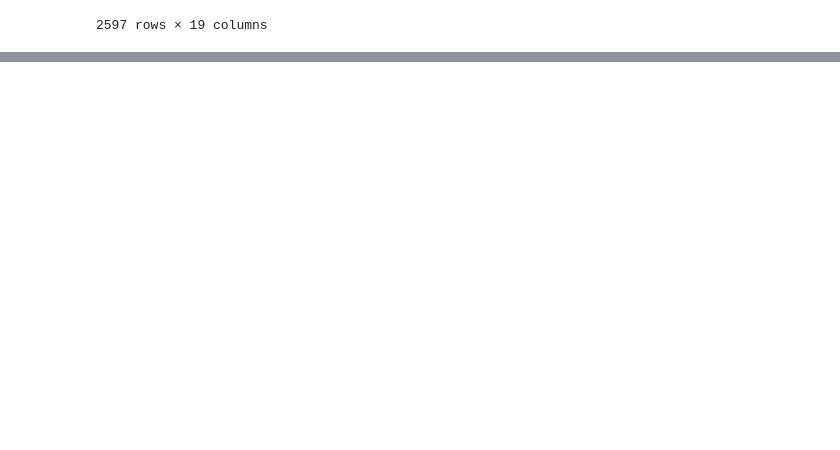
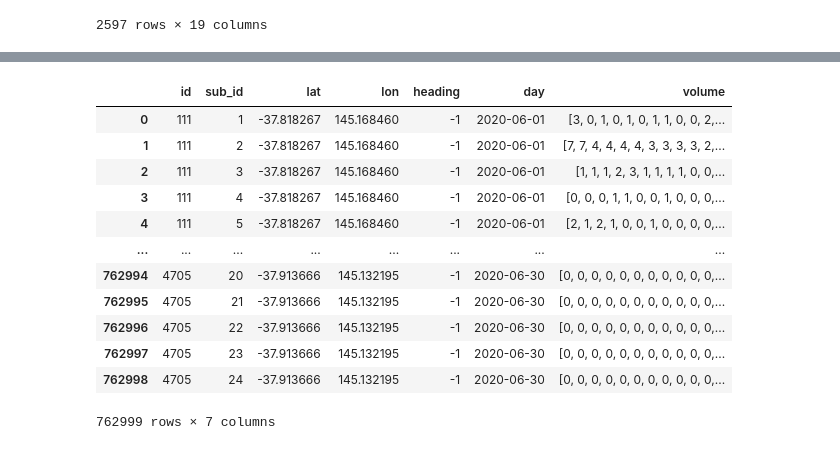
Before and after one commit to iarai/MeTS-10, a Jupyter notebook: analysis/val02_counters/counters01_prepare_data.ipynb, the cells around one changed output, grey strips where cells are left out. Saved outputs shown, nothing was run; the diff lists cells and outputs as text; code cells hidden in the pictures; blank space fills up the shorter version.

Commit message:
Adding Melbourne read and normalize output.

```diff
--- a/analysis/val02_counters/counters01_prepare_data.ipynb
+++ b/analysis/val02_counters/counters01_prepare_data.ipynb
@@ -1016,7 +1016,7 @@ def read_vsdata_site_ids(zip_file, locations_df):
     print(f'Read {len(all_site_ids)} unique locations')
     return list(all_site_ids)
 
-melbourne_site_ids = read_vsdata_site_ids(MELBOURNE_PATH / 'downloads' / 'VSDATA_202006.zip', melbourne_locations)
+melbourne_site_ids = read_vsdata_site_ids(MELBOURNE_PATH / 'downloads' / 'VSDATA_202006.zip')
 # %% [output]
 Read 4229 unique locations
 # %%
@@ -1044,3 +1044,53 @@ melbourne_locations
 # %%
 # Store the counter locations to geojson
 get_gdf(melbourne_locations, 'SITE_NO').to_file(MELBOURNE_PATH / 'counter_locations.geojson', driver="GeoJSON")
+# %%
+def process_vsdata(year, month, locations_df):
+    unique_sites = set(locations_df['SITE_NO'].values)
+    zip_file = MELBOURNE_PATH / 'downloads' / f'VSDATA_{year:04d}{month:02d}.zip'
+    count = 0
+    data = []
+    cfa = zipfile.ZipFile(zip_file, 'r')
+    for csv_file in cfa.namelist():
+        day_bin = csv_file[7:15]
+        day_bin = f'{day_bin[:4]}-{day_bin[4:6]}-{day_bin[6:]}'
+        f = cfa.open(csv_file, 'r')
+        csvreader = csv.reader(TextIOWrapper(f, 'utf-8'), delimiter=',')
+        header = next(csvreader)
+        for row in csvreader:
+            try:
+                nb_scats_site = int(row[0])
+                nb_detector = int(row[2])
+                volumes = [int(row[i]) for i in range(3,99)]
+            except Exception:
+                continue
+            if not np.any(np.array(volumes)):
+                continue
+            if nb_scats_site not in unique_sites:
+                continue
+            site_df = locations_df[locations_df['SITE_NO'] == nb_scats_site]
+            point = site_df['geometry'].iloc[0]
+            lat = point.y
+            lon = point.x
+            volumes = [max(v, 0) for v in volumes]
+            heading = -1
+            data.append({
+                'id': nb_scats_site, 'sub_id': nb_detector, 'lat': lat, 'lon': lon, 'heading': heading,
+                'day': day_bin, 'volume': volumes
+            })
+            count += 1
+            if count % 20000 == 0:
+                print(f'{day_bin}: {count}')
+    df = pd.DataFrame.from_records(data)
+    df.to_parquet(MELBOURNE_PATH / f'counters_{year:04d}-{month:02d}.parquet', compression="snappy")
+    return df
+
+# TODO: uncomment if processing data
+process_vsdata(2020, 6, melbourne_locations)
+# process_vsdata(2020, 7, melbourne_locations)
+# process_vsdata(2020, 8, melbourne_locations)
+# process_vsdata(2020, 9, melbourne_locations)
+# process_vsdata(2020, 10, melbourne_locations)
+# process_vsdata(2020, 11, melbourne_locations)
+# process_vsdata(2020, 12, melbourne_locations)
+# %% [output]
@@ -1046,0 +1114,13 @@ get_gdf(melbourne_locations, 'SITE_NO').to_file(MELBOURNE_PATH / 'counter_locati
+|  | id | sub_id | lat | lon | heading | day | volume |
+| 0 | 111 | 1 | -37.818267 | 145.168460 | -1 | 2020-06-01 | [3, 0, 1, 0, 1, 0, 1, 1, 0, 0, 2,... |
+| 1 | 111 | 2 | -37.818267 | 145.168460 | -1 | 2020-06-01 | [7, 7, 4, 4, 4, 4, 3, 3, 3, 3, 2,... |
+| 2 | 111 | 3 | -37.818267 | 145.168460 | -1 | 2020-06-01 | [1, 1, 1, 2, 3, 1, 1, 1, 1, 0, 0,... |
+| 3 | 111 | 4 | -37.818267 | 145.168460 | -1 | 2020-06-01 | [0, 0, 0, 1, 1, 0, 0, 1, 0, 0, 0,... |
+| 4 | 111 | 5 | -37.818267 | 145.168460 | -1 | 2020-06-01 | [2, 1, 2, 1, 0, 0, 1, 0, 0, 0, 0,... |
+| ... | ... | ... | ... | ... | ... | ... | ... |
+| 762994 | 4705 | 20 | -37.913666 | 145.132195 | -1 | 2020-06-30 | [0, 0, 0, 0, 0, 0, 0, 0, 0, 0, 0,... |
+| 762995 | 4705 | 21 | -37.913666 | 145.132195 | -1 | 2020-06-30 | [0, 0, 0, 0, 0, 0, 0, 0, 0, 0, 0,... |
+| 762996 | 4705 | 22 | -37.913666 | 145.132195 | -1 | 2020-06-30 | [0, 0, 0, 0, 0, 0, 0, 0, 0, 0, 0,... |
+| 762997 | 4705 | 23 | -37.913666 | 145.132195 | -1 | 2020-06-30 | [0, 0, 0, 0, 0, 0, 0, 0, 0, 0, 0,... |
+| 762998 | 4705 | 24 | -37.913666 | 145.132195 | -1 | 2020-06-30 | [0, 0, 0, 0, 0, 0, 0, 0, 0, 0, 0,... |
+762999 rows × 7 columns
```
Also changed, not shown: parts of 16 cells of this notebook, 1 other file.
